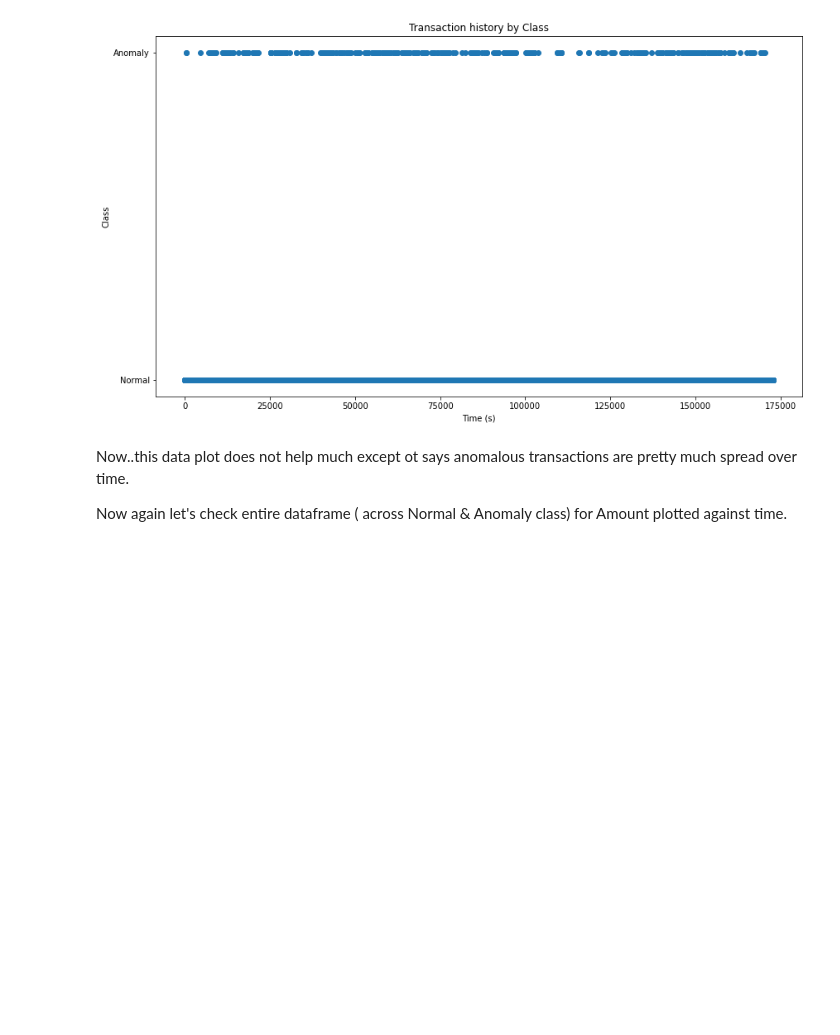
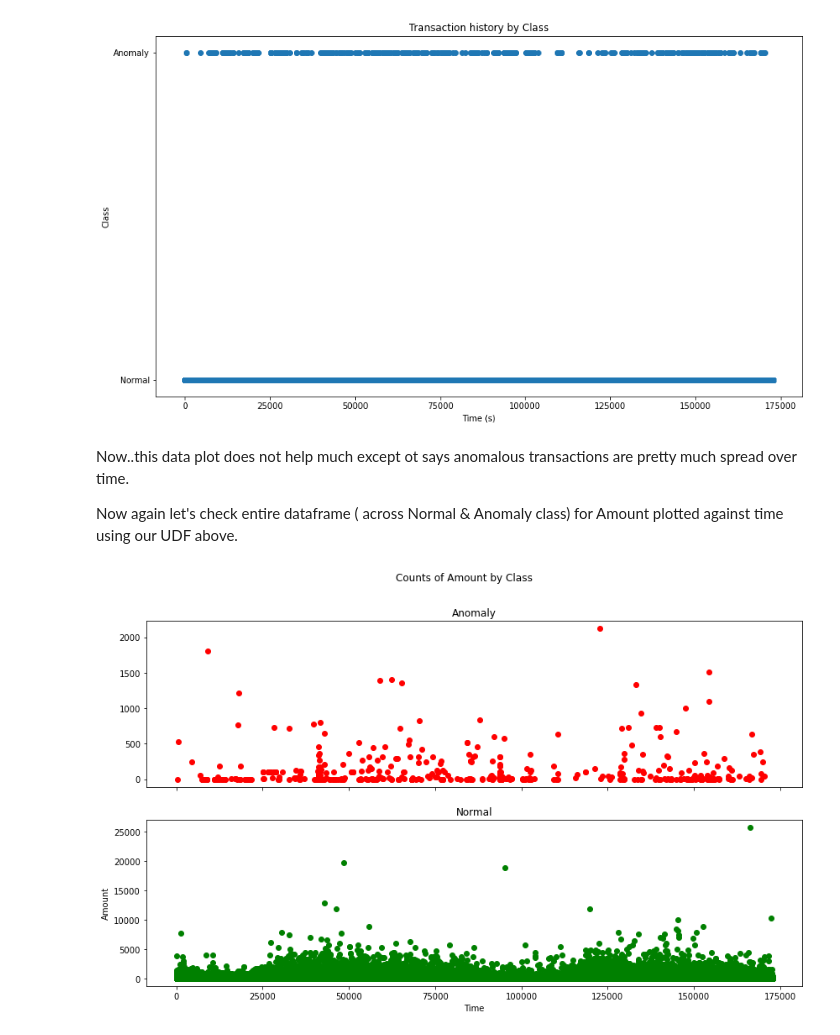
Before and after one commit to maitreyee-github/AI-Learning, a Jupyter notebook: Credit card Anomaly detection Local dataset.ipynb, the cells around one changed output. Saved outputs shown, nothing was run; the diff lists cells and outputs as text; code cells hidden in the pictures; blank space fills up the shorter version.

```diff
--- a/Credit card Anomaly detection Local dataset.ipynb
+++ b/Credit card Anomaly detection Local dataset.ipynb
@@ -156,7 +156,7 @@ def plot_scatter(df, x_col, y_col, sharey = False):
     ax1.scatter(anomaly[x_col], anomaly[y_col], color="red")
     ax1.set_title('Anomaly')
 
-    ax2.hist(normal[x_col], normal[y_col], color="green")
+    ax2.scatter(normal[x_col], normal[y_col], color="green")
     ax2.set_title('Normal')
 
     plt.xlabel(x_col)
@@ -208,6 +208,9 @@ plt.show()
 # %% [markdown]
 Now..this data plot does not help much except ot says anomalous transactions are pretty much spread over time.
 
-Now again let's check entire dataframe ( across Normal & Anomaly class) for Amount plotted against time.
+Now again let's check entire dataframe ( across Normal & Anomaly class) for Amount plotted against time using our UDF above.
 # %%
-plt
+
+plot_scatter(df, "Time", "Amount")
+# %% [output]
+[figure, added]
```
Also changed, not shown: parts of 5 cells of this notebook.
